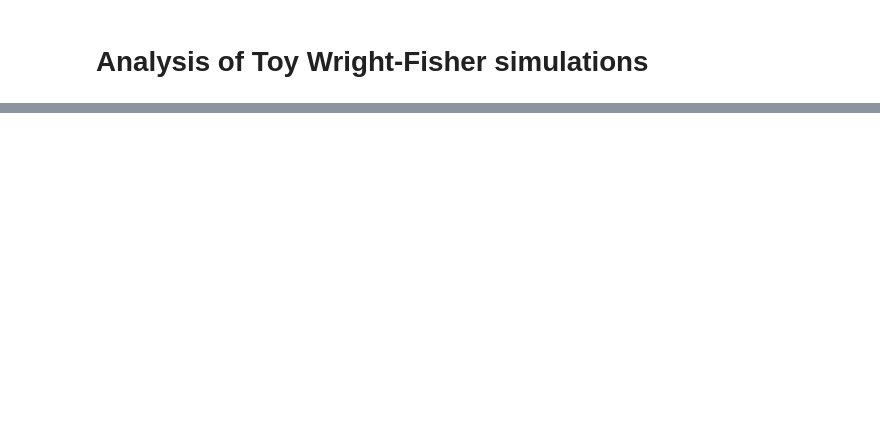
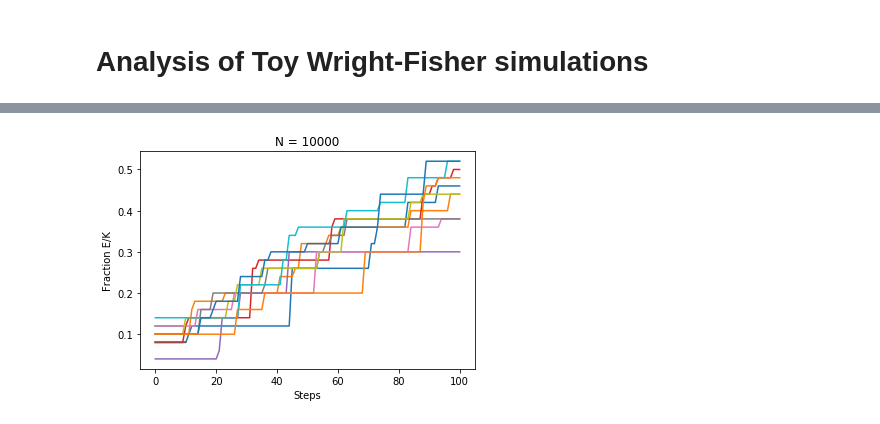
Before and after one commit to ctriandafillou/simev, a Jupyter notebook: analysis/output/toy-model-analysis.ipynb, the cells around one changed output, grey strips where cells are left out. Cells and saved outputs as stored; diff of their text form; code cells hidden in the pictures; blank space fills up the shorter version.

```diff
--- a/analysis/output/toy-model-analysis.ipynb
+++ b/analysis/output/toy-model-analysis.ipynb
@@ -32,0 +72,4 @@ more_ek/n10000
+# %%
+plot_frac_charged_evolution(n10000, 10000)
+# %% [output]
+[figure, added]
```
Also changed, not shown: parts of 7 cells of this notebook, 1 other file.
